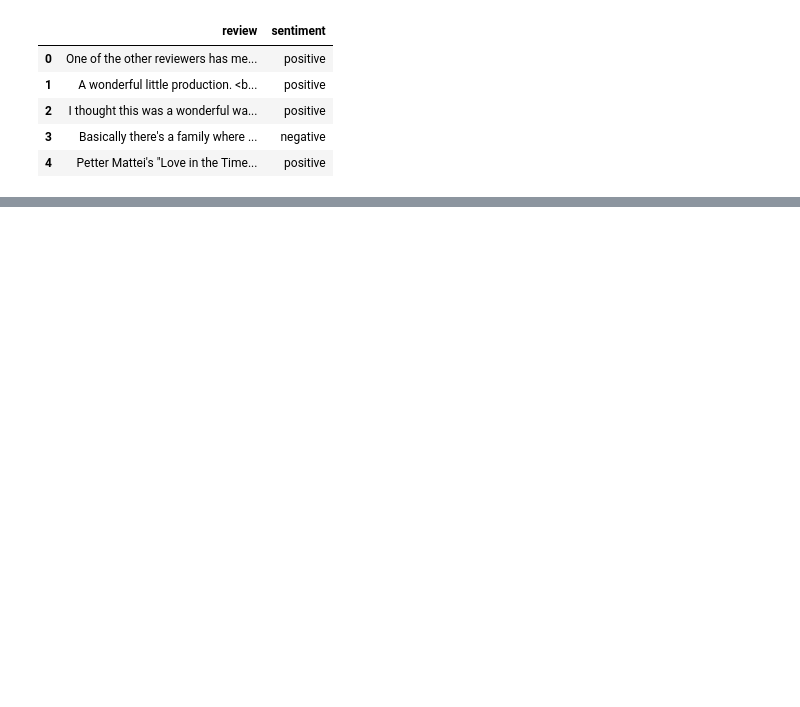
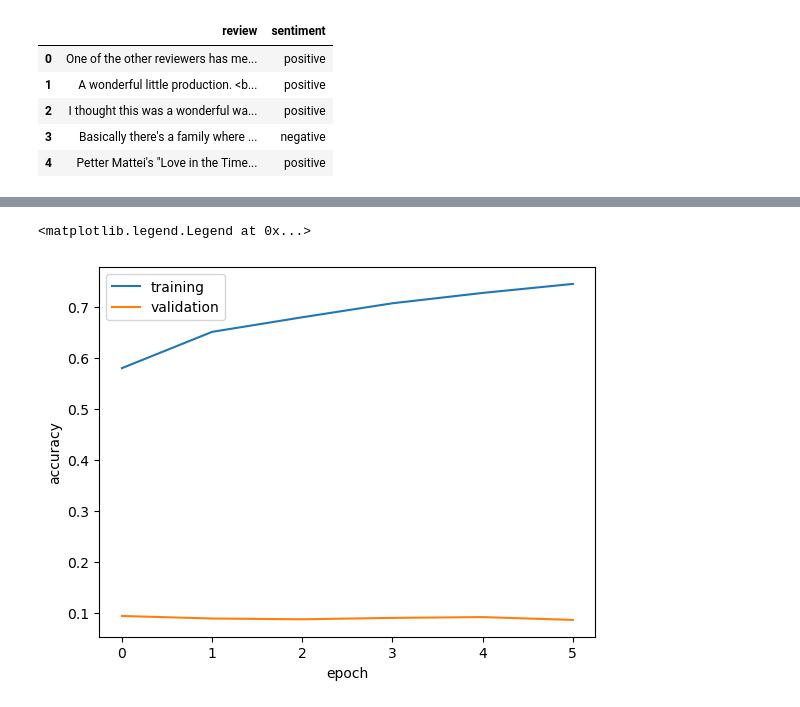
Before and after one commit to ErikMaung/recipe-generator, a Jupyter notebook: Project.ipynb, the cells around one changed output, grey strips where cells are left out. Saved outputs shown, nothing was run; the diff lists cells and outputs as text; code cells hidden in the pictures; blank space fills up the shorter version.

```diff
--- a/Project.ipynb
+++ b/Project.ipynb
@@ -189,0 +164,25 @@ x.shape, type(x), y.shape, type(y)
+# %%
+def prepare_for_model(train_x, train_y, val_x, val_y, test_x, test_y, total_words):
+    """
+    This function applies the one-hot encoding to the predictor data and then converts all the data into numpy arrays.
+    @param train_x, val_x, test_x: numpy arrays of integers (represents predictor data)
+    @param train_y, val_y, test_y: numpy arrays of integers (represents target data)
+    @rvalue train_x, val_x, test_x: numpy arrays of integers (represents predictor data)
+    @rvalue train_y, val_y, test_y: numpy arrays of one-hot encoded data (represents target data)
+    """
+    # convert target data to binary class matrices
+    train_y = np.array(tf.keras.utils.to_categorical(train_y, num_classes=total_words))
+    val_y = np.array(tf.keras.utils.to_categorical(val_y, num_classes=total_words))
+    test_y = np.array(tf.keras.utils.to_categorical(test_y, num_classes=total_words))
+
+    # convert data to numpy arrays to ensure model compatability
+    train_x = np.array(train_x)
+    train_y = np.array(train_y)
+    val_x = np.array(val_x)
+    val_y = np.array(val_y)
+    test_x = np.array(test_x)
+    test_y = np.array(test_y)
+
+    return train_x, train_y, val_x, val_y, test_x, test_y
+# %%
+train_x, train_y, val_x, val_y, test_x, test_y = prepare_for_model(train_x, train_y, val_x, val_y, test_x, test_y, total_words)
@@ -190,7 +209,7 @@ x.shape, type(x), y.shape, type(y)
 # %%
 # Model 1
 model = tf.keras.models.Sequential([
-        layers.Embedding(total_words, 100, input_length = max_sequence_len-1),
+        layers.Embedding(input_dim = total_words, output_dim = 100, input_length = max_seq_len-1),
         layers.LSTM(100),
         layers.Dense(total_words, activation='softmax'),
     ])
@@ -212,10 +231,13 @@ Trainable params: 4326525 (16.50 MB)
 Non-trainable params: 0 (0.00 Byte)
 _________________________________________________________________
 # %%
-callback = EarlyStopping(patience=10, monitor= 'loss') # stop training when accuracy doesn't improve
+callback = EarlyStopping(patience=5, monitor='val_loss') # stop training when accuracy doesn't improve
 model.compile(loss='categorical_crossentropy',
               optimizer='adam',
               metrics=['accuracy'])
-model.fit(x, y, epochs=20, verbose=1, callbacks=[callback])
+history = model.fit(train_x, train_y,
+                    epochs=20,
+                    validation_data=(val_x, val_y),
+                    verbose=1, callbacks=[callback])
 # %% [output]
 Epoch 1/20
@@ -234,0 +255,9 @@ KeyboardInterrupt:
+# %%
+from matplotlib import pyplot as plt
+plt.plot(history.history["accuracy"], label = "training")
+plt.plot(history.history["val_accuracy"], label = "validation")
+plt.gca().set(xlabel = "epoch", ylabel = "accuracy")
+plt.legend()
+# %% [output]
+<matplotlib.legend.Legend at 0x...>
+[figure, added]
```
Also changed, not shown: parts of 31 cells of this notebook, 1 other file.
